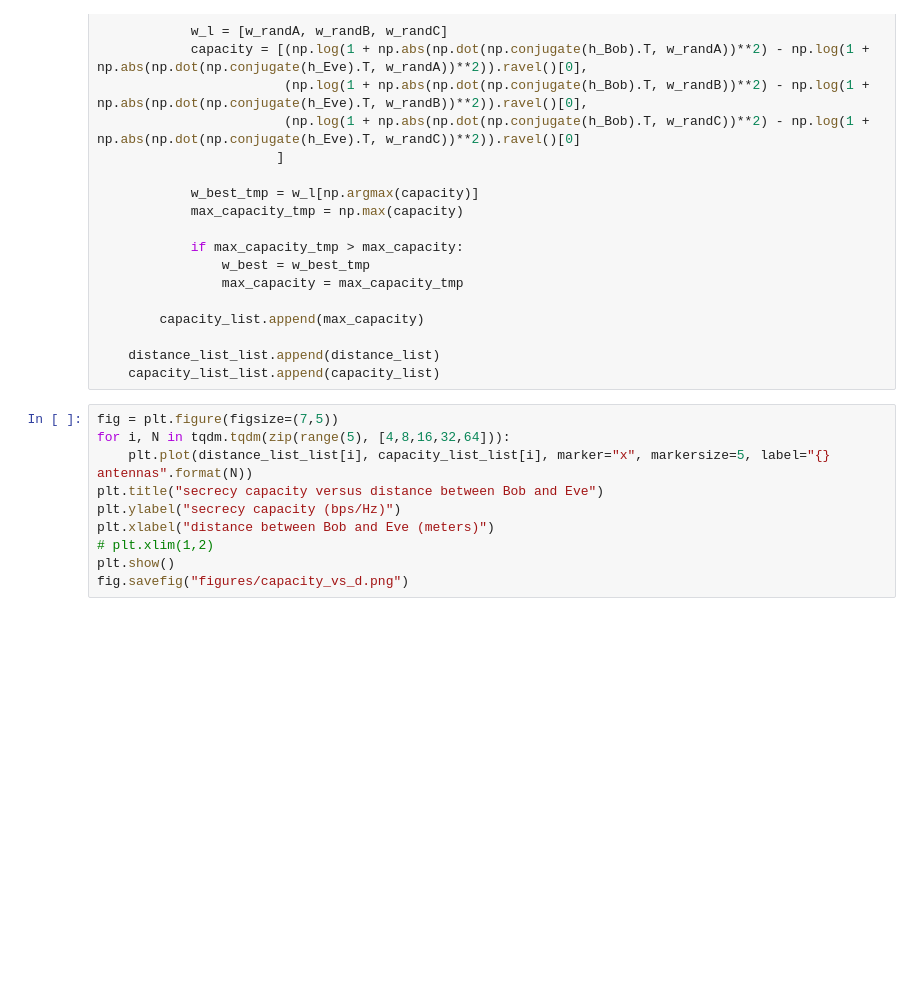
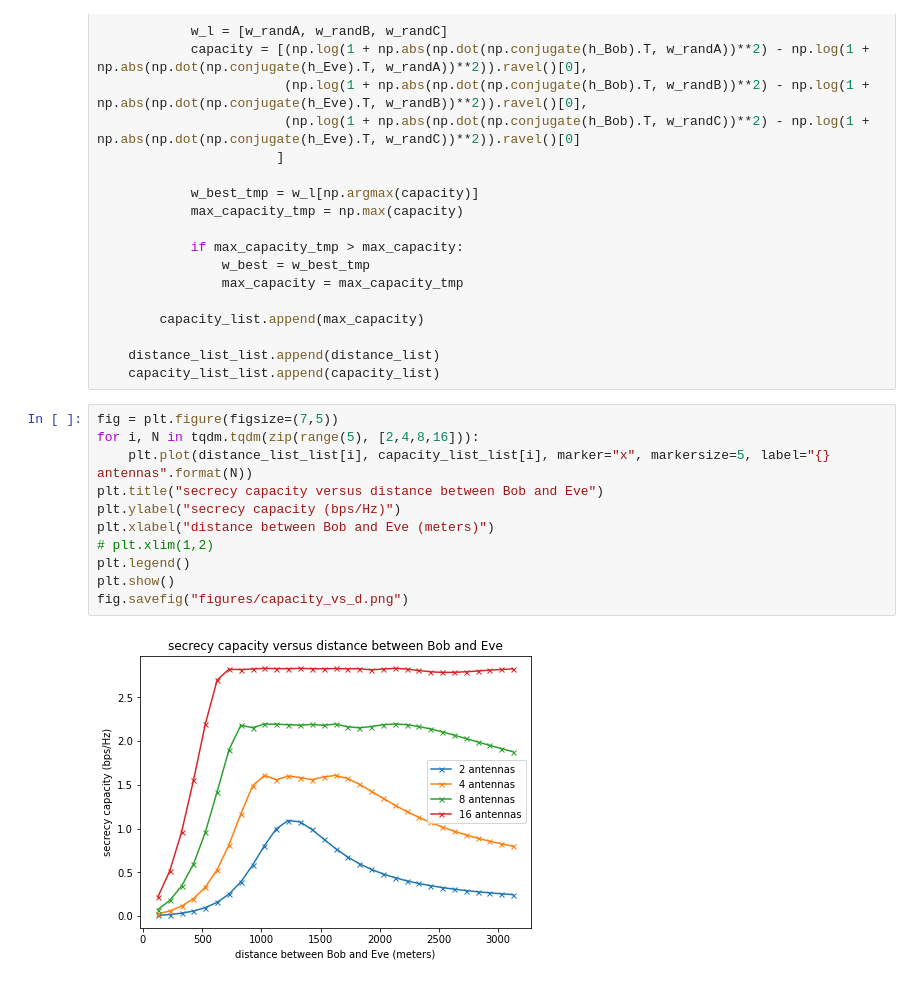
Before and after one commit to anvuongb/ece569_cvxopt_final, a Jupyter notebook: secrecy_capacity.ipynb, the cells around one changed output. Drawn from its saved outputs; the diff is of its cells as text; blank space fills up the shorter version.

```diff
--- a/secrecy_capacity.ipynb
+++ b/secrecy_capacity.ipynb
@@ -460,11 +460,14 @@ for N in tqdm.tqdm([2,4,8,16]):
     capacity_list_list.append(capacity_list)
 # %%
 fig = plt.figure(figsize=(7,5))
-for i, N in tqdm.tqdm(zip(range(5), [4,8,16,32,64])):
+for i, N in tqdm.tqdm(zip(range(5), [2,4,8,16])):
     plt.plot(distance_list_list[i], capacity_list_list[i], marker="x", markersize=5, label="{} antennas".format(N))
 plt.title("secrecy capacity versus distance between Bob and Eve")
 plt.ylabel("secrecy capacity (bps/Hz)")
 plt.xlabel("distance between Bob and Eve (meters)")
 # plt.xlim(1,2)
+plt.legend()
 plt.show()
 fig.savefig("figures/capacity_vs_d.png")
+# %% [output]
+[figure, added]
```
Also changed, not shown: parts of 4 cells of this notebook, 3 other files.
